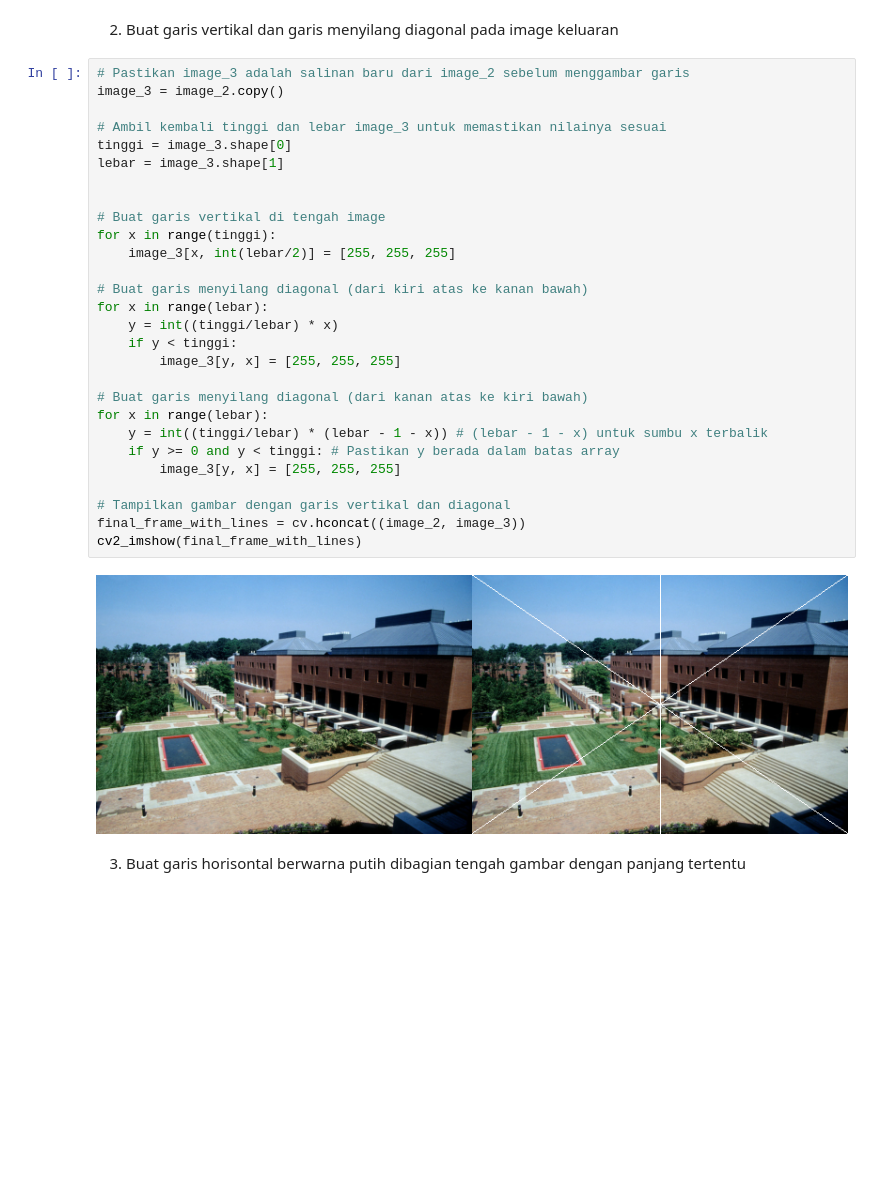
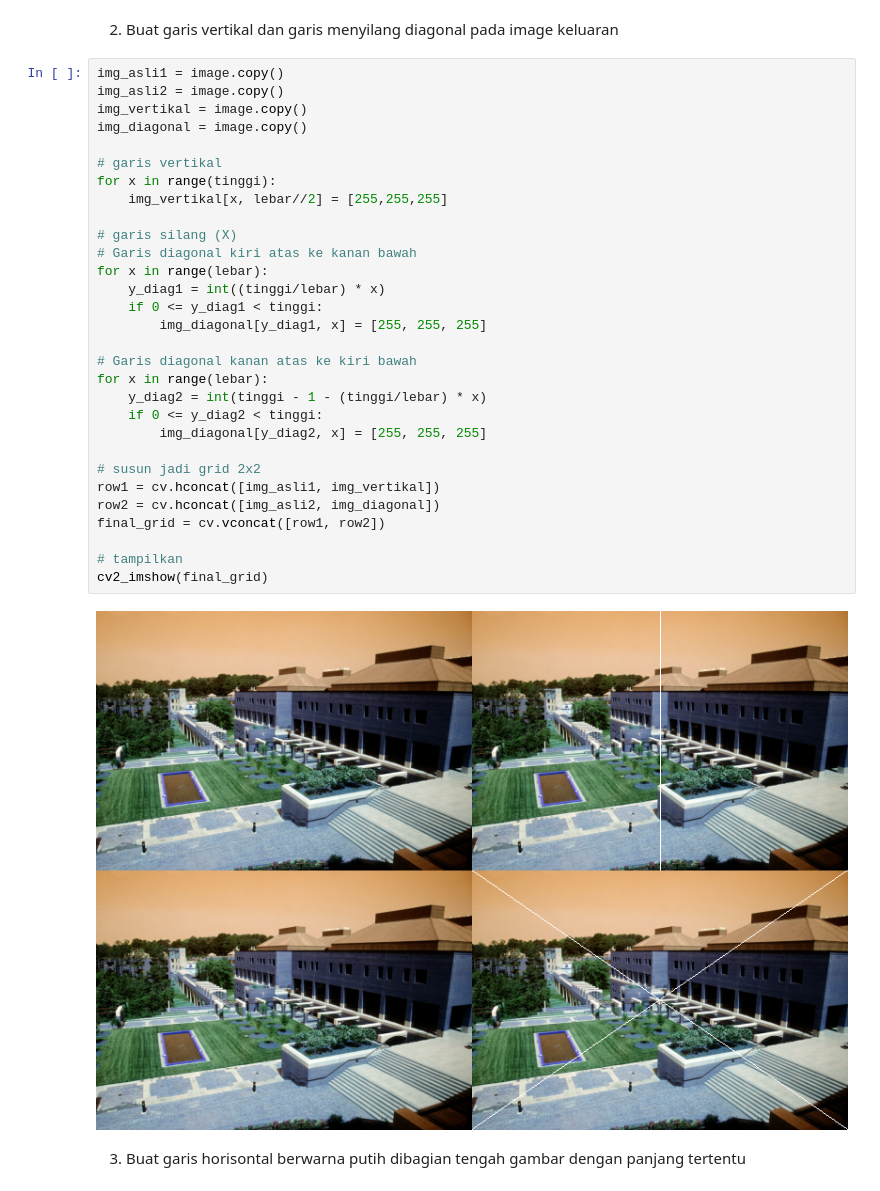
Before and after one commit to NaufalPratomo/PCVK_Ganjil_2025, a Jupyter notebook: Modul1.ipynb, the cells around one changed output. Saved outputs shown, nothing was run; the diff lists cells and outputs as text; blank space fills up the shorter version.

```diff
--- a/Modul1.ipynb
+++ b/Modul1.ipynb
@@ -138,35 +138,37 @@ for url in urls:
 # %% [markdown]
 2. Buat garis vertikal dan garis menyilang diagonal pada image keluaran
 # %%
-# Pastikan image_3 adalah salinan baru dari image_2 sebelum menggambar garis
-image_3 = image_2.copy()
+img_asli1 = image.copy()
+img_asli2 = image.copy()
+img_vertikal = image.copy()
+img_diagonal = image.copy()
 
-# Ambil kembali tinggi dan lebar image_3 untuk memastikan nilainya sesuai
-tinggi = image_3.shape[0]
-lebar = image_3.shape[1]
+# garis vertikal
+for x in range(tinggi):
+    img_vertikal[x, lebar//2] = [255,255,255]
 
+# garis silang (X)
+# Garis diagonal kiri atas ke kanan bawah
+for x in range(lebar):
+    y_diag1 = int((tinggi/lebar) * x)
+    if 0 <= y_diag1 < tinggi:
+        img_diagonal[y_diag1, x] = [255, 255, 255]
 
-# Buat garis vertikal di tengah image
-for x in range(tinggi):
-    image_3[x, int(lebar/2)] = [255, 255, 255]
+# Garis diagonal kanan atas ke kiri bawah
+for x in range(lebar):
+    y_diag2 = int(tinggi - 1 - (tinggi/lebar) * x)
+    if 0 <= y_diag2 < tinggi:
+        img_diagonal[y_diag2, x] = [255, 255, 255]
 
-# Buat garis menyilang diagonal (dari kiri atas ke kanan bawah)
-for x in range(lebar):
-    y = int((tinggi/lebar) * x)
-    if y < tinggi:
-        image_3[y, x] = [255, 255, 255]
+# susun jadi grid 2x2
+row1 = cv.hconcat([img_asli1, img_vertikal])
+row2 = cv.hconcat([img_asli2, img_diagonal])
+final_grid = cv.vconcat([row1, row2])
 
-# Buat garis menyilang diagonal (dari kanan atas ke kiri bawah)
-for x in range(lebar):
-    y = int((tinggi/lebar) * (lebar - 1 - x)) # (lebar - 1 - x) untuk sumbu x terbalik
-    if y >= 0 and y < tinggi: # Pastikan y berada dalam batas array
-        image_3[y, x] = [255, 255, 255]
-
-# Tampilkan gambar dengan garis vertikal dan diagonal
-final_frame_with_lines = cv.hconcat((image_2, image_3))
-cv2_imshow(final_frame_with_lines)
+# tampilkan
+cv2_imshow(final_grid)
 # %% [output]
-[figure, old version]
+[figure, new version]
 # %% [markdown]
 3. Buat garis horisontal berwarna putih dibagian tengah gambar dengan panjang tertentu
 # %%
```
